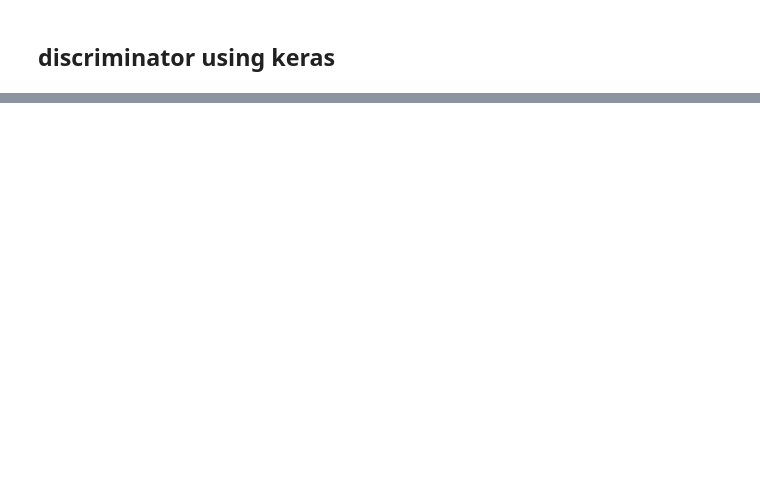
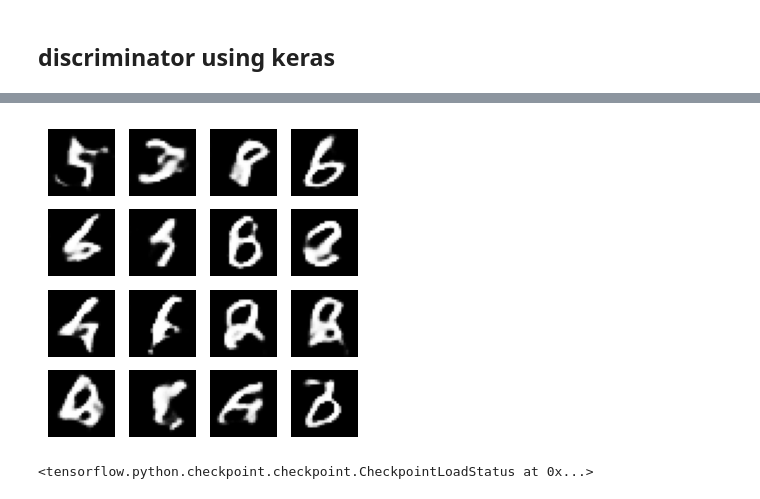
Before and after one commit to daemonX10/Machine-Learning, a Jupyter notebook: 6.0 Deep Learning/Ineuron/5.0 GAN/GanBasic-Fashion.ipynb, the cells around one changed output, grey strips where cells are left out. Saved outputs shown, nothing was run; the diff lists cells and outputs as text; code cells hidden in the pictures; blank space fills up the shorter version.

```diff
--- a/6.0 Deep Learning/Ineuron/5.0 GAN/GanBasic-Fashion.ipynb
+++ b/6.0 Deep Learning/Ineuron/5.0 GAN/GanBasic-Fashion.ipynb
@@ -589,0 +498,42 @@ from torch.utils.tensorboard import SummaryWriter
+# %%
+EPOCHS = 50
+noise_dim = 100
+num_examples_to_generate = 16
+seed = tf.random.normal([num_examples_to_generate,noise_dim])
+# %%
+@tf.function
+def train_step(images):
+    noise = tf.random.normal([BATCH_SIZE,noise_dim])
+
+    with tf.GradientTape() as gen_tape , tf.GradientTape() as disc_tape:
+        generated_images = generator(noise,training=True)
+
+        real_output = discriminator(images,training=True)
+        fake_output = discriminator(generated_images,training=True)
+
+        gen_loss = generator_loss(fake_output)
+        disc_loss = discriminator_loss(real_output,fake_output)
+
+    gradients_of_generator = gen_tape.gradient(gen_loss,generator.trainable_variables)
+    gradients_of_discriminator = disc_tape.gradient(disc_loss,discriminator.trainable_variables)
+
+    generator_optimizer.apply_gradients(zip(gradients_of_generator,generator.trainable_variables))
+    discriminator_optimizer.apply_gradients(zip(gradients_of_discriminator,discriminator.trainable_variables))
+# %%
+def train(dataset,epochs):
+    for epoch in range(epochs):
+        start = time.time()
+
+        for image_batch in dataset:
+            train_step(image_batch)
+
+        display.clear_output(wait=True)
+        generated_and_save_images(generator,epoch+1,seed)
+
+        if (epoch+1) % 15==0:
+            checkpoint.save(file_prefix = checkpoint_prefix)
+
+        print('Time for epoch {} is {} sec'.format(epoch+1,time.time()-start))
+
+        display.clear_output(wait=True)
+        generate_and_save_images(generator,epochs,seed)
@@ -589,0 +555,9 @@ from torch.utils.tensorboard import SummaryWriter
+# %%
+print('run')
+train(train_dataset,EPOCHS)
+# %% [output]
+[figure, added]
+# %%
+checkpoint.restore(tf.train.latest_checkpoint(checkpoint_dir))
+# %% [output]
+<tensorflow.python.checkpoint.checkpoint.CheckpointLoadStatus at 0x...>
```
Also changed, not shown: parts of 40 cells of this notebook.
